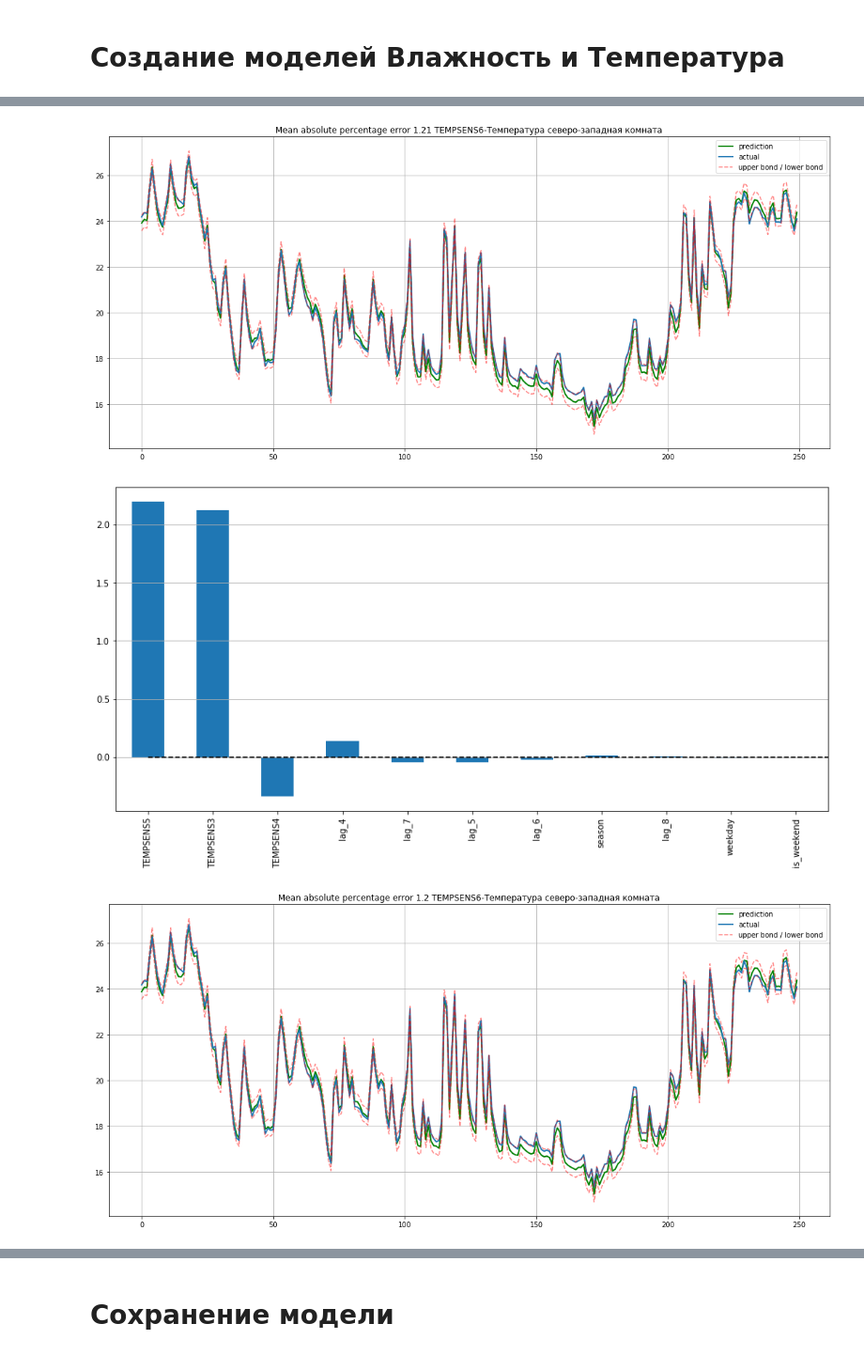
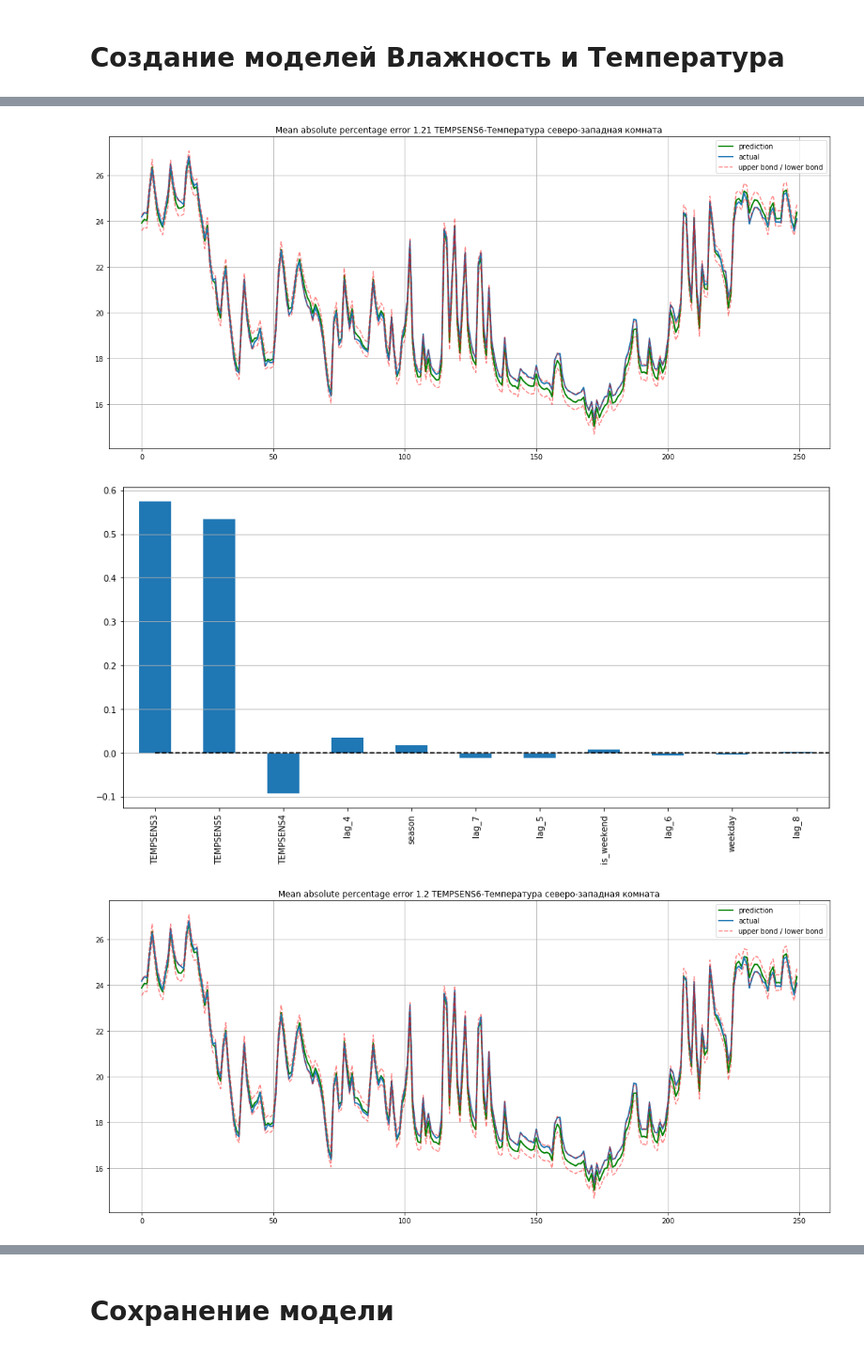
Before and after one commit to Grottersha123/smart_house, a Jupyter notebook: predict_sensors.ipynb, the cells around one changed output, grey strips where cells are left out. Shown at 94% size. Saved outputs shown, nothing was run; the diff lists cells and outputs as text; code cells hidden in the pictures.

```diff
--- a/predict_sensors.ipynb
+++ b/predict_sensors.ipynb
@@ -214,9 +190,3 @@ X
 | 830 | 44.449351 | 43.489247 | 38.073404 | 36.936111 | 44.827273 | 43.968627 | 37.357895 | 40.495098 | 45.800000 | 45.774747 | 45.875248 | ... |
 | 831 | 37.834211 | 41.663333 | 36.881111 | 35.772381 | 42.283000 | 44.827273 | 43.968627 | 37.357895 | 40.495098 | 45.800000 | 45.774747 | ... |
 832 rows × 15 columns
-# %%
-# reserve 30% of data for testing
-from sklearn.linear_model import LogisticRegression
-from sklearn.tree import DecisionTreeClassifier
-X_train, X_test, y_train, y_test = timeseries_train_test_split(X, y, test_size=0.3)
-X_train.head(10)
@@ -236,12 +194,3 @@ X_train.head(10)
 # Поиск лучшей модели для детекции движения #
 
 Идеи взять значения, которые вещественные числа и сделать y от 0 до 1
-# %%
-from sklearn.metrics import confusion_matrix
-from sklearn.metrics import classification_report
-target_names = ['не было', 'был']
-lr = LogisticRegression()
-lr.fit(X_train, y_train)
-prediction = lr.predict(X_test)
-confusion_matrix(y_test, prediction)
-print(classification_report(y_test, prediction, target_names=target_names))
@@ -286,10 +196,0 @@ for index, cl in enumerate(classifiers):
-# %%
-from sklearn.preprocessing import StandardScaler
-
-# scaler = StandardScaler()
-# X_train_scaled = scaler.fit_transform(X_train)
-# X_test_scaled = scaler.transform(X_test)
-
-
-lr = LinearRegression()
-lr.fit(X_train, y_train)
@@ -299,6 +196,0 @@ plotCoefficients(lr,X_train)
-# %%
-print(X_test.head(1))
-print('\n')
-print(y_test.head(1))
-prediction = lr.predict(X_test[0:1])
-prediction
@@ -351,8 +259,8 @@ lag_back = 8
 lst_pred_models = []
 for i in range(1,num_pred):
     lr = LinearRegression()
-    prepared_data = create_data_for_pred(data_pivot, corr_data_frame,pred_d=i, lag=lag_back)
-    models = get_predict_all(prepared_data, device_name_dict, tscv, scale=True)
+    prepared_data = create_data_for_pred(data_pivot, corr_data_frame,pred_d=i, lag=lag_back, time=False)
+    models = get_predict_all(prepared_data, device_name_dict, tscv, scale=False)
     lst_pred_models.append(models)
 lst_pred_models = list(zip(* lst_pred_models))
 """
@@ -395,3 +303,3 @@ Mean absolute percentage error 1.2 TEMPSENS6
 [figure]
-[figure, old version]
+[figure, new version]
 [figure]
```
Also changed, not shown: parts of 18 cells of this notebook, 10 other files.
